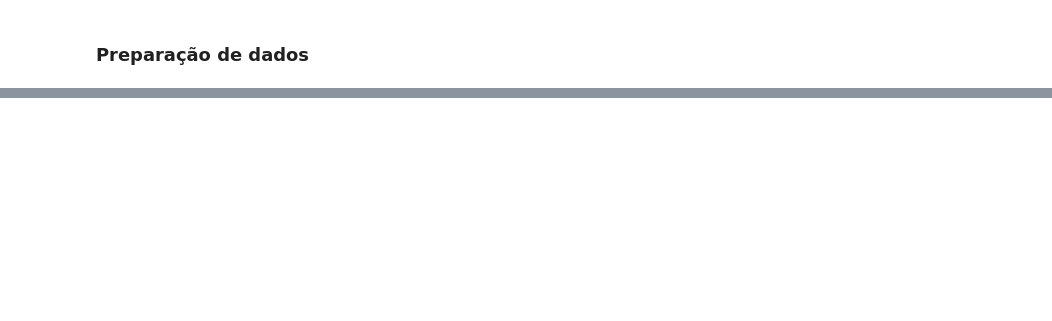
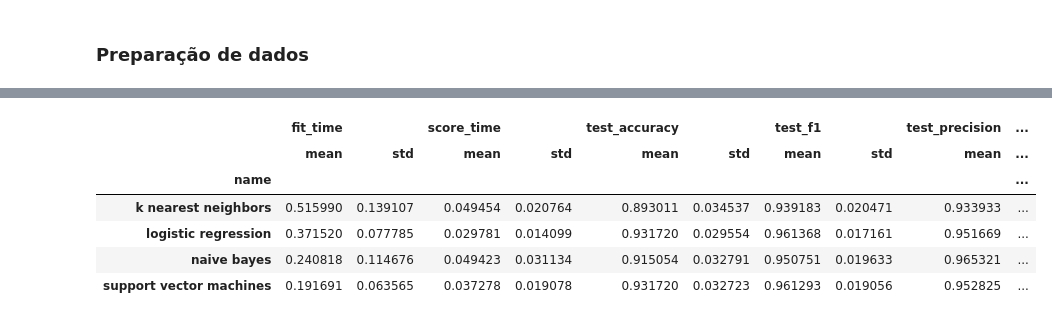
Before and after one commit to atlantico-academy/lung-cancer, a Jupyter notebook: notebooks/02-comparative_analysis.ipynb, the cells around one changed output, grey strips where cells are left out. Cells and saved outputs as stored; diff of their text form; code cells hidden in the pictures; blank space fills up the shorter version.

```diff
--- a/notebooks/02-comparative_analysis.ipynb
+++ b/notebooks/02-comparative_analysis.ipynb
@@ -70,7 +91,5 @@ approach = Pipeline([
 # %%
 X = df.drop(columns=[target_column], axis=1)
-y = df[[target_column]]
+y = df[[target_column]].replace({"YES": 1, "NO": 0})
 
-X_train, X_test, y_train, y_test = train_test_split(X, y, train_size=.8, random_state=42)
+cv = ShuffleSplit(n_splits=30, train_size=0.8, random_state=42)
-# %%
-approach.fit(X_train, y_train)
@@ -101,0 +96,25 @@ Acurácia: 0.9839
+# %%
+results = {}
+for model_name, model, model_params in models:
+    print(f'{model_name} run...')
+
+    model_gs = GridSearchCV(model, model_params, scoring='accuracy')
+    approach = Pipeline([
+        ("preprocessing", preprocessing),
+        ("model", model_gs)
+    ])
+    model_results = cross_validate(
+        approach,
+        X=X,
+        y=y,
+        scoring=['accuracy', 'f1', 'precision', 'recall'],
+        cv=cv,
+        n_jobs=-1,
+        return_train_score=False
+    )
+    model_results['name'] = [model_name] * len(model_results['score_time'])
+    if results:
+        for key, value in model_results.items():
+            results[key] = np.append(results[key], value)
+    else:
+        results = model_results
@@ -101,0 +160,11 @@ Acurácia: 0.9839
+# %%
+df_results = pd.DataFrame(results)
+df_results.groupby('name').agg([np.mean, np.std])
+# %% [output]
+|  | fit_time |  | score_time |  | test_accuracy |  | test_f1 |  | test_precision | ... |
+|  | mean | std | mean | std | mean | std | mean | std | mean | ... |
+| name |  |  |  |  |  |  |  |  |  | ... |
+| k nearest neighbors | 0.515990 | 0.139107 | 0.049454 | 0.020764 | 0.893011 | 0.034537 | 0.939183 | 0.020471 | 0.933933 | ... |
+| logistic regression | 0.371520 | 0.077785 | 0.029781 | 0.014099 | 0.931720 | 0.029554 | 0.961368 | 0.017161 | 0.951669 | ... |
+| naive bayes | 0.240818 | 0.114676 | 0.049423 | 0.031134 | 0.915054 | 0.032791 | 0.950751 | 0.019633 | 0.965321 | ... |
+| support vector machines | 0.191691 | 0.063565 | 0.037278 | 0.019078 | 0.931720 | 0.032723 | 0.961293 | 0.019056 | 0.952825 | ... |
```
Also changed, not shown: parts of 6 cells of this notebook.
